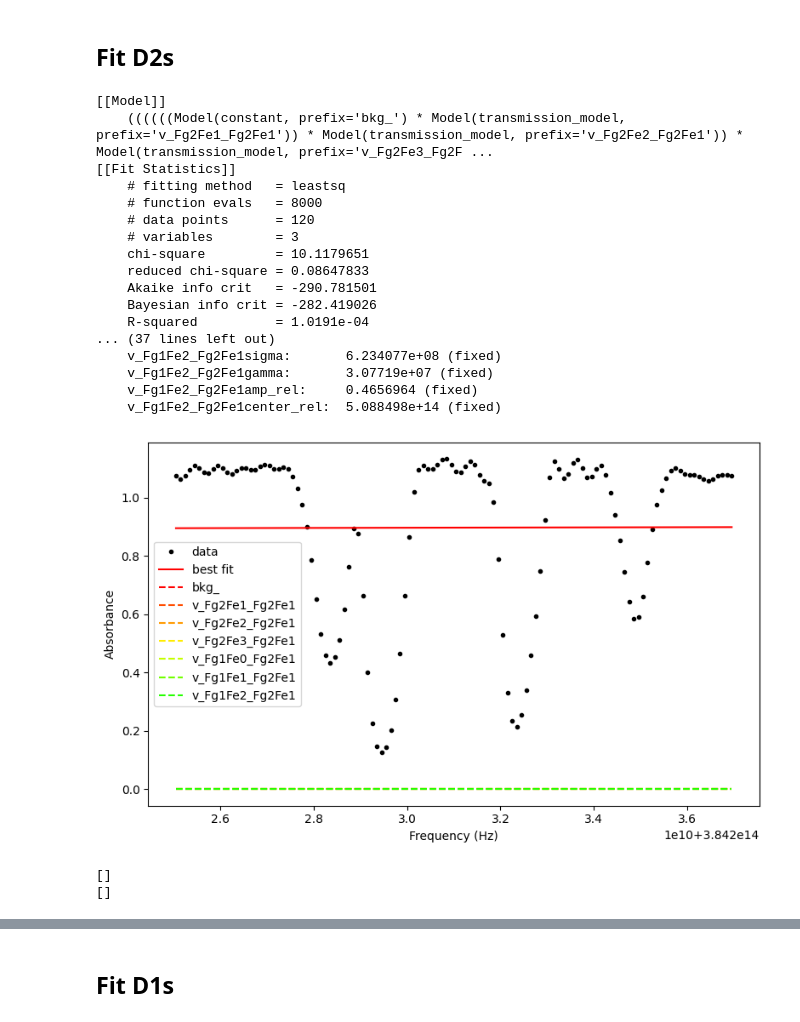
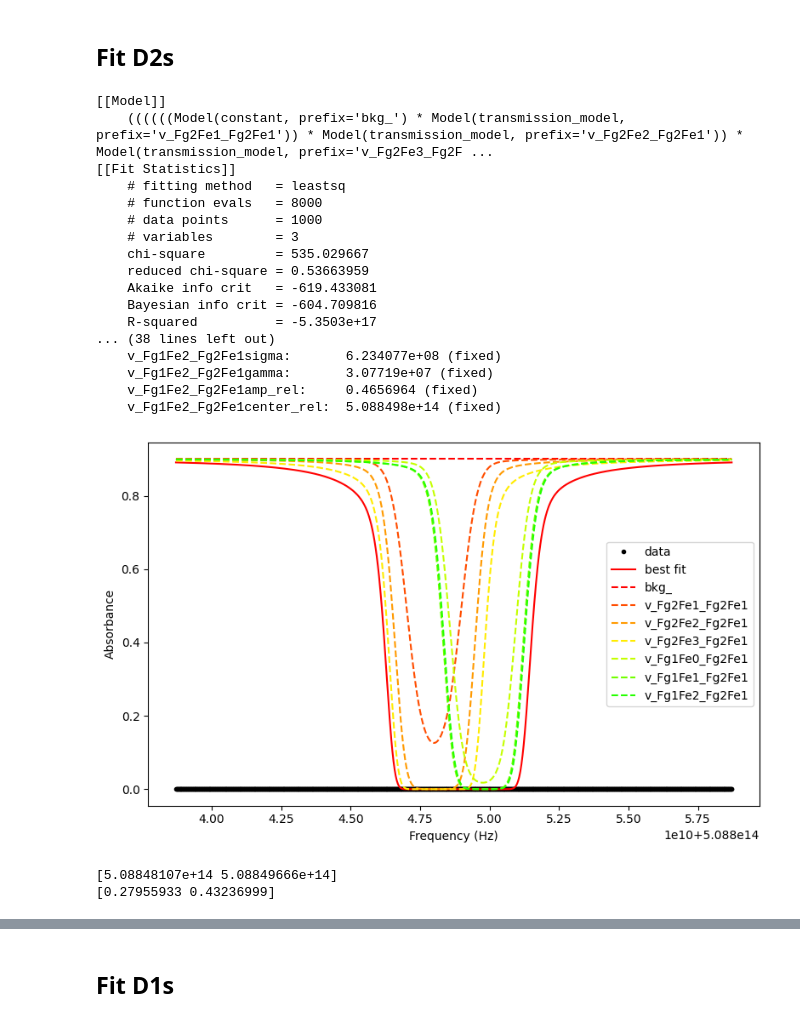
Before and after one commit to Seabear-attack/dev-table, a Jupyter notebook: Dual Comb/line_fit_rel.ipynb, the cells around one changed output, grey strips where cells are left out. Cells and saved outputs as stored; diff of their text form; code cells hidden in the pictures.

```diff
--- a/Dual Comb/line_fit_rel.ipynb
+++ b/Dual Comb/line_fit_rel.ipynb
@@ -598,19 +598,22 @@ for line, transitions in lines.items():
 # %% [markdown]
 ## Fit D2s
 # %%
-# D2 Fits ######################################3
-
-mask = (full_axis >= nu0_D2 - 1e10) & (full_axis <= nu0_D2 + 1e10)
-axis = full_axis[mask]
-spectrum = full_spectrum[mask]
+min_freq=nu0_D2 - 10e9
+max_freq=nu0_D2 + 10e9
+npts=1000
+mask = (full_axis >= min_freq) & (full_axis <= max_freq)
+# axis = full_axis[mask]
+axis = np.linspace(min_freq, max_freq, npts)
+# spectrum = full_spectrum[mask]
+spectrum = np.zeros(npts)
 # ---------------------------
 # Build composite Voigt model
 # ---------------------------
 model = ConstantModel(prefix='bkg_')  # background offset
 params = model.make_params()
 
-params['bkg_c'].set(value=1)
-params.add('xoffset', value=0, min=-500e6, max=500e6)
+params['bkg_c'].set(value=1, min=.9, max=1.1)
+params.add('xoffset', value=0, min=-500e6, max=500e6, vary=False)
 params.add('amp_scale', value=1e9)
 # params.add('Rb87_ratio', value=ratio_87, max=ratio_87+.1, min=ratio_87-.1)
 
@@ -664,40 +667,41 @@ plt.show()
 # Unshifted line peaks
 peak_axis = np.linspace(np.min(axis), np.max(axis), int(1e7))
 unshift_params = result.params.copy()
 unshift_params['xoffset'].set(value=0)
+unshift_params['amp_scale'].set(value=1e9)
 unshift_spectrum = result.eval(x=peak_axis, params=unshift_params)
 
 peaks_idx, peaks_props = find_peaks(-unshift_spectrum)
 peaks_freq = np.array([peak_axis[idx] for idx in peaks_idx])
 peaks_amp = result.eval(x=peaks_freq, params=unshift_params)
 print(peaks_freq)
 print(peaks_amp)
 plt.figure(figsize=(8, 5))
 plt.plot(axis, spectrum, 'k.', label='data')
 plt.plot(peak_axis, unshift_spectrum, 'r-', label='model')
 plt.plot(peaks_freq, peaks_amp, 'b.', label = 'peaks')
 plt.xlabel('Frequency (Hz)')
 plt.ylabel('Absorbance')
 plt.legend()
 plt.show()
 # %% [output]
 [[Model]]
     ((((((Model(constant, prefix='bkg_') * Model(transmission_model, prefix='v_Fg2Fe1_Fg2Fe1')) * Model(transmission_model, prefix='v_Fg2Fe2_Fg2Fe1')) * Model(transmission_model, prefix='v_Fg2Fe3_Fg2F ...
 [[Fit Statistics]]
     # fitting method   = leastsq
     # function evals   = 8000
-    # data points      = 120
+    # data points      = 1000
     # variables        = 3
-    chi-square         = 10.1179651
-    reduced chi-square = 0.08647833
-    Akaike info crit   = -290.781501
-    Bayesian info crit = -282.419026
-    R-squared          = 1.0191e-04
-... (37 lines left out)
+    chi-square         = 535.029667
+    reduced chi-square = 0.53663959
+    Akaike info crit   = -619.433081
+    Bayesian info crit = -604.709816
+    R-squared          = -5.3503e+17
+... (38 lines left out)
     v_Fg1Fe2_Fg2Fe1sigma:       6.234077e+08 (fixed)
     v_Fg1Fe2_Fg2Fe1gamma:       3.07719e+07 (fixed)
     v_Fg1Fe2_Fg2Fe1amp_rel:     0.4656964 (fixed)
     v_Fg1Fe2_Fg2Fe1center_rel:  5.088498e+14 (fixed)
-[figure, old version]
+[figure, new version]
-[]
-[]
+[5.08848107e+14 5.08849666e+14]
+[0.27955933 0.43236999]
```
Also changed, not shown: parts of 2 cells of this notebook.
